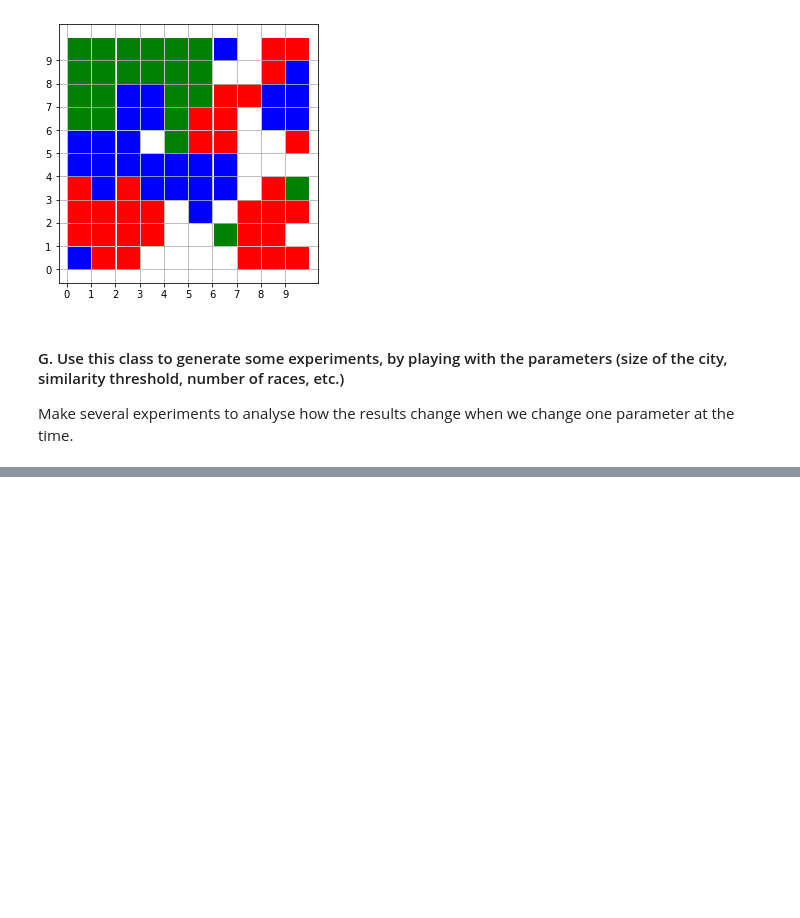
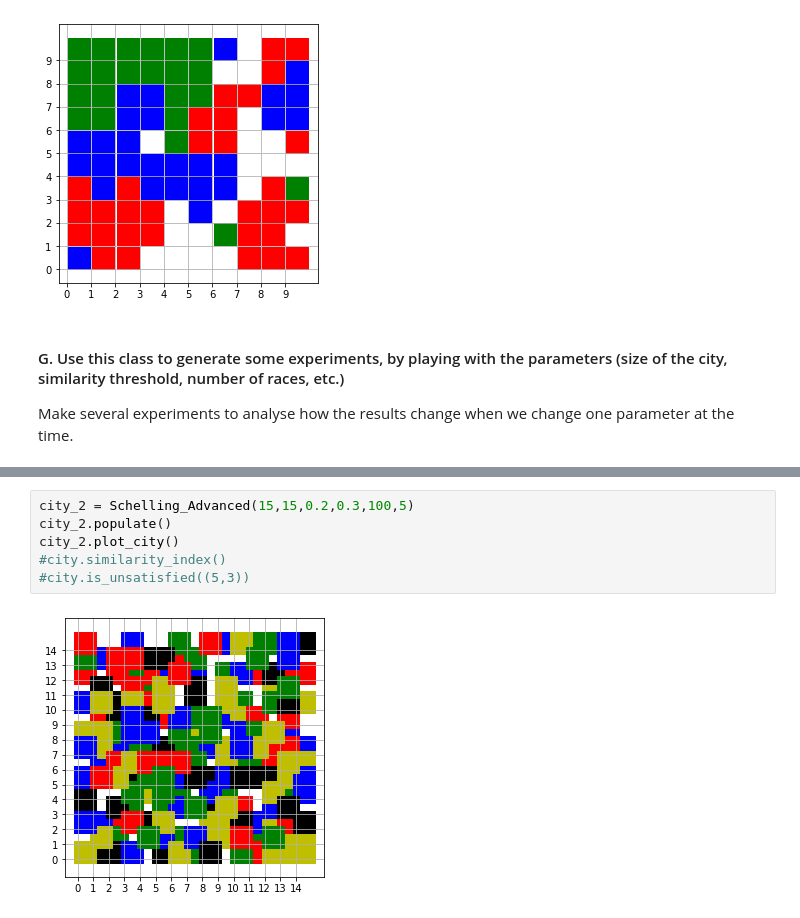
Before and after one commit to PythonForEconomicsWeek2022/SchellingModel, a Jupyter notebook: schelling_project-Aryan.ipynb, the cells around one changed output, grey strips where cells are left out. Saved outputs shown, nothing was run; the diff lists cells and outputs as text; blank space fills up the shorter version.

```diff
--- a/schelling_project-Aryan.ipynb
+++ b/schelling_project-Aryan.ipynb
@@ -125,0 +226,8 @@ Make several experiments to analyse how the results change when we change one pa
+# %%
+city_2 = Schelling_Advanced(15,15,0.2,0.3,100,5)
+city_2.populate()
+city_2.plot_city()
+#city.similarity_index()
+#city.is_unsatisfied((5,3))
+# %% [output]
+[figure, added]
```
Also changed, not shown: parts of 1 cell of this notebook.
